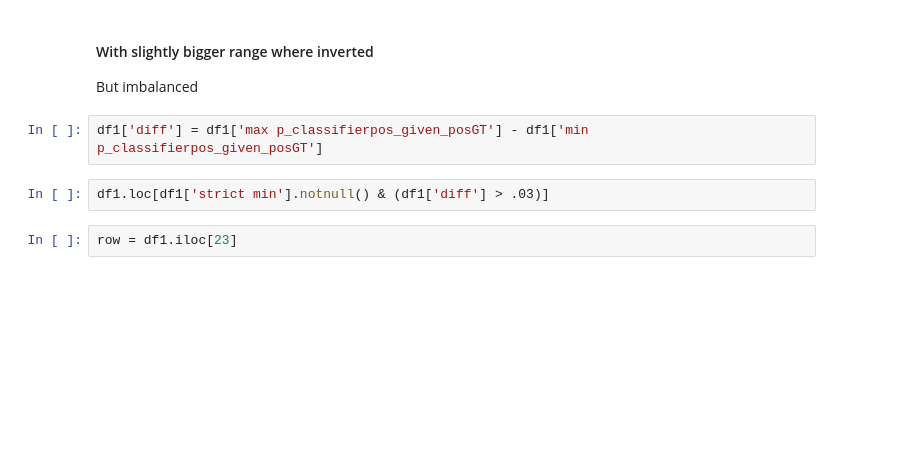
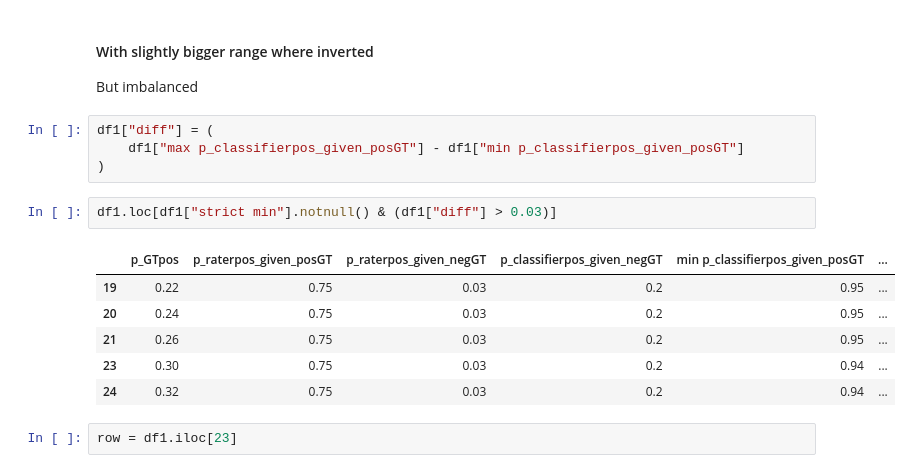
Before and after one commit to presnick/surveyequivalence, a Jupyter notebook: simulations/simulations_notebook.ipynb, the cells around one changed output. Cells and saved outputs as stored; diff of their text form; blank space fills up the shorter version.

```diff
--- a/simulations/simulations_notebook.ipynb
+++ b/simulations/simulations_notebook.ipynb
@@ -1512,9 +1886,18 @@ scen.output_table(s_values=[1], t_values=[1, 3, "inf"])
 #### With slightly bigger range where inverted
 But imbalanced
 # %%
-df1['diff'] = df1['max p_classifierpos_given_posGT'] - df1['min p_classifierpos_given_posGT']
+df1["diff"] = (
+    df1["max p_classifierpos_given_posGT"] - df1["min p_classifierpos_given_posGT"]
+)
 # %%
-df1.loc[df1['strict min'].notnull() & (df1['diff'] > .03)]
+df1.loc[df1["strict min"].notnull() & (df1["diff"] > 0.03)]
+# %% [output]
+|  | p_GTpos | p_raterpos_given_posGT | p_raterpos_given_negGT | p_classifierpos_given_negGT | min p_classifierpos_given_posGT | ... |
+| 19 | 0.22 | 0.75 | 0.03 | 0.2 | 0.95 | ... |
+| 20 | 0.24 | 0.75 | 0.03 | 0.2 | 0.95 | ... |
+| 21 | 0.26 | 0.75 | 0.03 | 0.2 | 0.95 | ... |
+| 23 | 0.30 | 0.75 | 0.03 | 0.2 | 0.94 | ... |
+| 24 | 0.32 | 0.75 | 0.03 | 0.2 | 0.94 | ... |
 # %%
 row = df1.iloc[23]
 # %%
```
Also changed, not shown: parts of 214 cells of this notebook.
